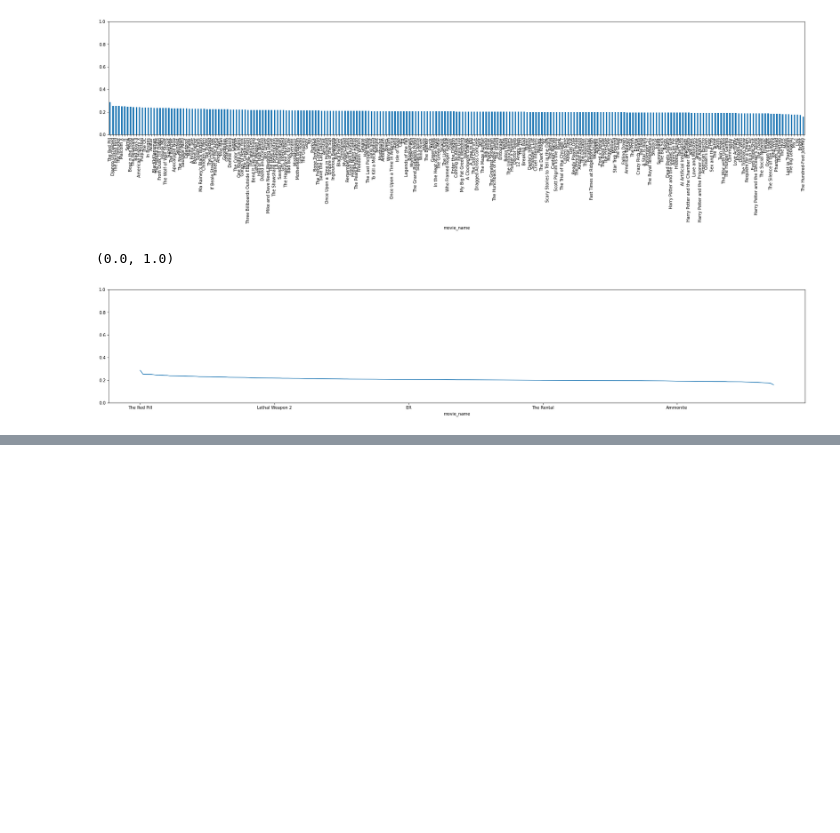
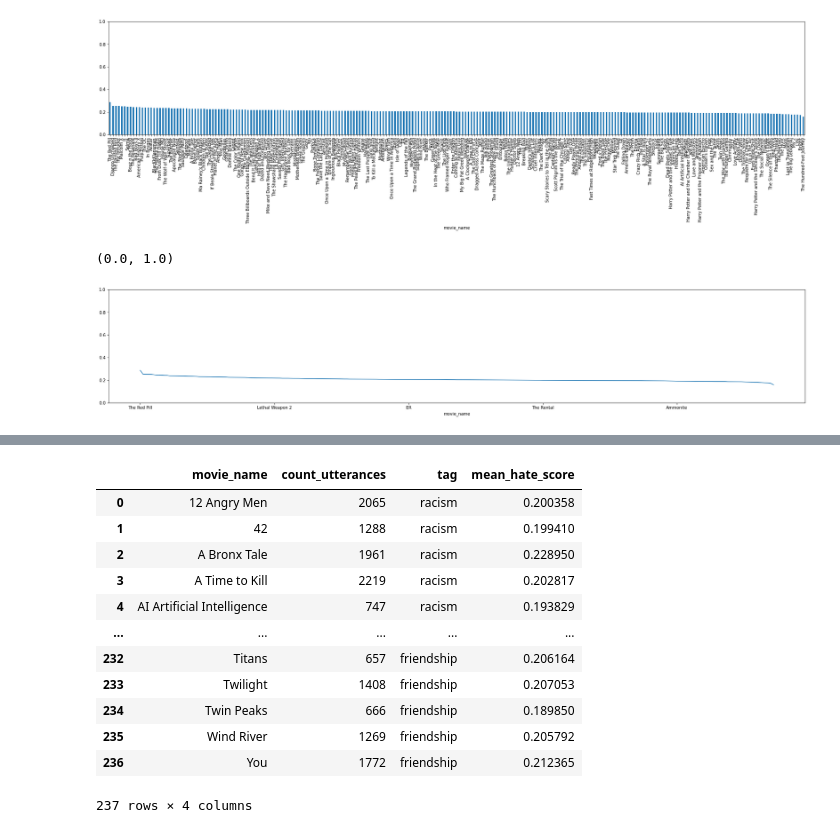
Before and after one commit to nvbogu/movie_hatespeech_detection, a Jupyter notebook: niklas_approach/plot_results.ipynb, the cells around one changed output, grey strips where cells are left out. Cells and saved outputs as stored; diff of their text form; code cells hidden in the pictures; blank space fills up the shorter version.

```diff
--- a/niklas_approach/plot_results.ipynb
+++ b/niklas_approach/plot_results.ipynb
@@ -257,0 +263,16 @@ ax.set_ylim([0, 1])
+# %%
+movie_metadata
+# %% [output]
+|  | movie_name | count_utterances | tag | mean_hate_score |
+| 0 | 12 Angry Men | 2065 | racism | 0.200358 |
+| 1 | 42 | 1288 | racism | 0.199410 |
+| 2 | A Bronx Tale | 1961 | racism | 0.228950 |
+| 3 | A Time to Kill | 2219 | racism | 0.202817 |
+| 4 | AI Artificial Intelligence | 747 | racism | 0.193829 |
+| ... | ... | ... | ... | ... |
+| 232 | Titans | 657 | friendship | 0.206164 |
+| 233 | Twilight | 1408 | friendship | 0.207053 |
+| 234 | Twin Peaks | 666 | friendship | 0.189850 |
+| 235 | Wind River | 1269 | friendship | 0.205792 |
+| 236 | You | 1772 | friendship | 0.212365 |
+237 rows × 4 columns
```
Also changed, not shown: parts of 2 cells of this notebook, 3 other files.
